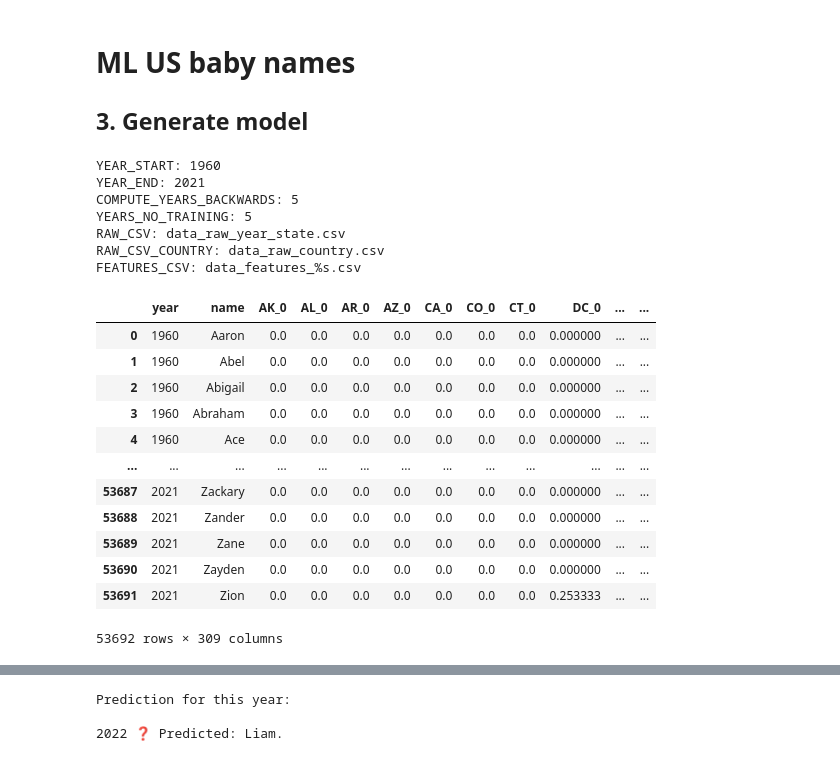
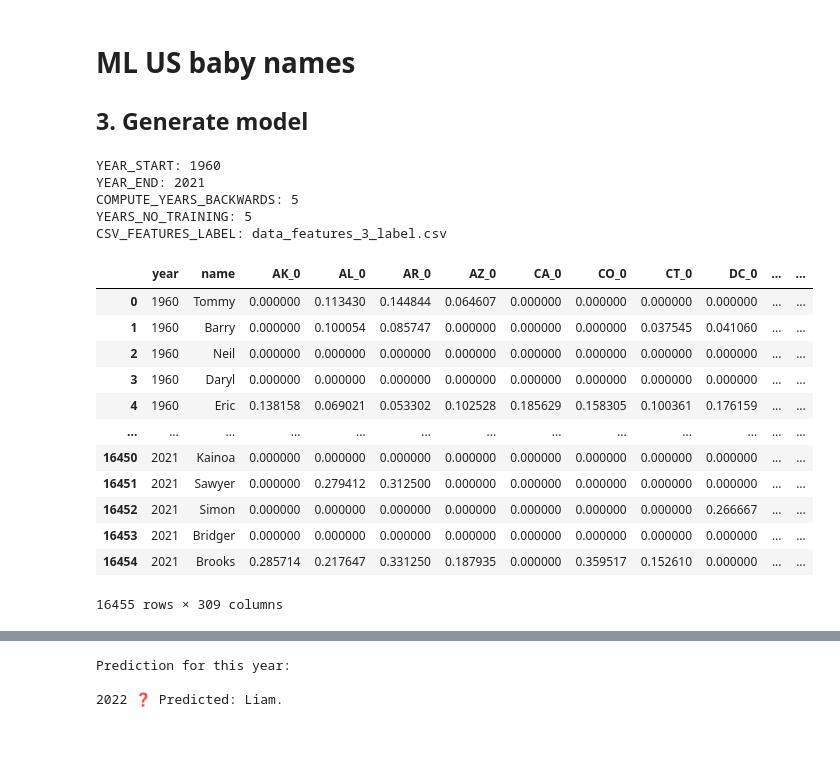
Before and after one commit to jotaelesalinas/ml-us-baby-names, a Jupyter notebook: 3_generate_model.ipynb, the cells around one changed output, grey strips where cells are left out. Cells and saved outputs as stored; diff of their text form; code cells hidden in the pictures.

```diff
--- a/3_generate_model.ipynb
+++ b/3_generate_model.ipynb
@@ -8,36 +8,32 @@ print("YEAR_START:", YEAR_START)
 print("YEAR_END:", YEAR_END)
 print("COMPUTE_YEARS_BACKWARDS:", COMPUTE_YEARS_BACKWARDS)
 print("YEARS_NO_TRAINING:", YEARS_NO_TRAINING)
-print("RAW_CSV:", RAW_CSV)
-print("RAW_CSV_COUNTRY:", RAW_CSV_COUNTRY)
-print("FEATURES_CSV:", FEATURES_CSV)
+print("CSV_FEATURES_LABEL:", CSV_FEATURES_LABEL)
 # %% [output]
 YEAR_START: 1960
 YEAR_END: 2021
 COMPUTE_YEARS_BACKWARDS: 5
 YEARS_NO_TRAINING: 5
-RAW_CSV: data_raw_year_state.csv
-RAW_CSV_COUNTRY: data_raw_country.csv
-FEATURES_CSV: data_features_%s.csv
+CSV_FEATURES_LABEL: data_features_3_label.csv
 # %%
 import pandas
 
-df = pandas.read_csv(FEATURES_CSV % "all")
+df = pandas.read_csv(CSV_FEATURES_LABEL)
 df
 # %% [output]
 |  | year | name | AK_0 | AL_0 | AR_0 | AZ_0 | CA_0 | CO_0 | CT_0 | DC_0 | ... | ... |
-| 0 | 1960 | Aaron | 0.0 | 0.0 | 0.0 | 0.0 | 0.0 | 0.0 | 0.0 | 0.000000 | ... | ... |
-| 1 | 1960 | Abel | 0.0 | 0.0 | 0.0 | 0.0 | 0.0 | 0.0 | 0.0 | 0.000000 | ... | ... |
-| 2 | 1960 | Abigail | 0.0 | 0.0 | 0.0 | 0.0 | 0.0 | 0.0 | 0.0 | 0.000000 | ... | ... |
-| 3 | 1960 | Abraham | 0.0 | 0.0 | 0.0 | 0.0 | 0.0 | 0.0 | 0.0 | 0.000000 | ... | ... |
-| 4 | 1960 | Ace | 0.0 | 0.0 | 0.0 | 0.0 | 0.0 | 0.0 | 0.0 | 0.000000 | ... | ... |
+| 0 | 1960 | Tommy | 0.000000 | 0.113430 | 0.144844 | 0.064607 | 0.000000 | 0.000000 | 0.000000 | 0.000000 | ... | ... |
+| 1 | 1960 | Barry | 0.000000 | 0.100054 | 0.085747 | 0.000000 | 0.000000 | 0.000000 | 0.037545 | 0.041060 | ... | ... |
+| 2 | 1960 | Neil | 0.000000 | 0.000000 | 0.000000 | 0.000000 | 0.000000 | 0.000000 | 0.000000 | 0.000000 | ... | ... |
+| 3 | 1960 | Daryl | 0.000000 | 0.000000 | 0.000000 | 0.000000 | 0.000000 | 0.000000 | 0.000000 | 0.000000 | ... | ... |
+| 4 | 1960 | Eric | 0.138158 | 0.069021 | 0.053302 | 0.102528 | 0.185629 | 0.158305 | 0.100361 | 0.176159 | ... | ... |
 | ... | ... | ... | ... | ... | ... | ... | ... | ... | ... | ... | ... | ... |
-| 53687 | 2021 | Zackary | 0.0 | 0.0 | 0.0 | 0.0 | 0.0 | 0.0 | 0.0 | 0.000000 | ... | ... |
-| 53688 | 2021 | Zander | 0.0 | 0.0 | 0.0 | 0.0 | 0.0 | 0.0 | 0.0 | 0.000000 | ... | ... |
-| 53689 | 2021 | Zane | 0.0 | 0.0 | 0.0 | 0.0 | 0.0 | 0.0 | 0.0 | 0.000000 | ... | ... |
-| 53690 | 2021 | Zayden | 0.0 | 0.0 | 0.0 | 0.0 | 0.0 | 0.0 | 0.0 | 0.000000 | ... | ... |
-| 53691 | 2021 | Zion | 0.0 | 0.0 | 0.0 | 0.0 | 0.0 | 0.0 | 0.0 | 0.253333 | ... | ... |
+| 16450 | 2021 | Kainoa | 0.000000 | 0.000000 | 0.000000 | 0.000000 | 0.000000 | 0.000000 | 0.000000 | 0.000000 | ... | ... |
+| 16451 | 2021 | Sawyer | 0.000000 | 0.279412 | 0.312500 | 0.000000 | 0.000000 | 0.000000 | 0.000000 | 0.000000 | ... | ... |
+| 16452 | 2021 | Simon | 0.000000 | 0.000000 | 0.000000 | 0.000000 | 0.000000 | 0.000000 | 0.000000 | 0.266667 | ... | ... |
+| 16453 | 2021 | Bridger | 0.000000 | 0.000000 | 0.000000 | 0.000000 | 0.000000 | 0.000000 | 0.000000 | 0.000000 | ... | ... |
+| 16454 | 2021 | Brooks | 0.285714 | 0.217647 | 0.331250 | 0.187935 | 0.000000 | 0.359517 | 0.152610 | 0.000000 | ... | ... |
-53692 rows × 309 columns
+16455 rows × 309 columns
 # %%
 df_clean = df.copy()
 df_clean = df_clean[df_clean["year"] < (YEAR_END - YEARS_NO_TRAINING)]
```
Also changed, not shown: parts of 5 cells of this notebook, 3 other files.
